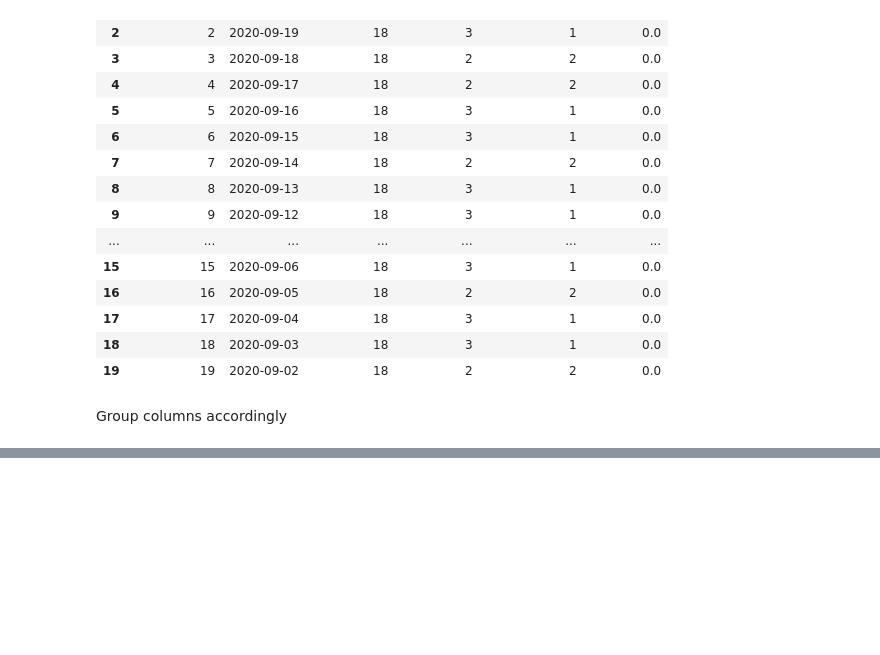
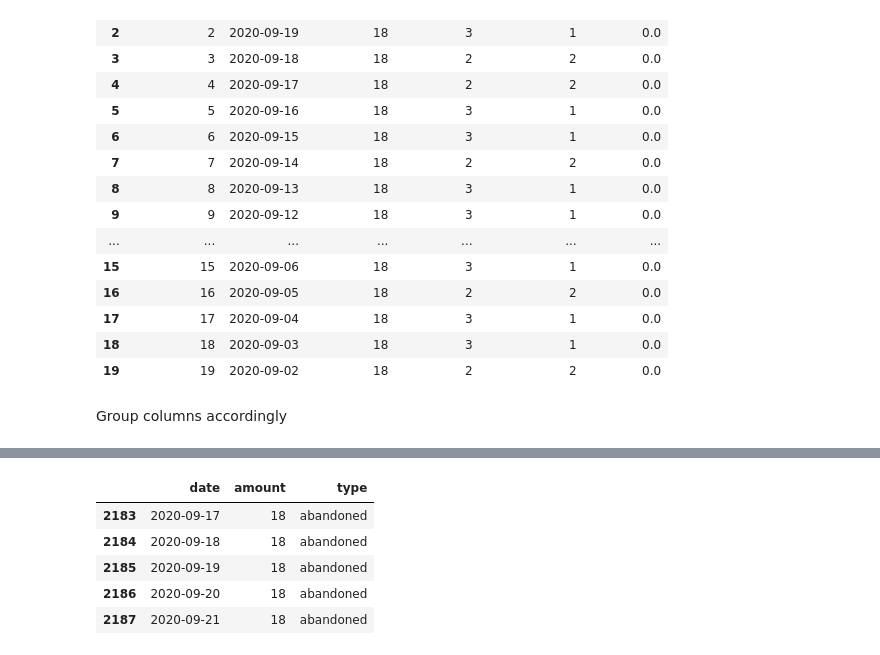
Before and after one commit to networkmeister/AFRICAN_RIPE_STATS_ANALYSIS, a Jupyter notebook: All_African_Countries_Data_1.ipynb, the cells around one changed output, grey strips where cells are left out. Cells and saved outputs as stored; diff of their text form; code cells hidden in the pictures; blank space fills up the shorter version.

```diff
--- a/All_African_Countries_Data_1.ipynb
+++ b/All_African_Countries_Data_1.ipynb
@@ -163,0 +190,12 @@ df_agg2.head(10)
+# %%
+df_abandoned = df_agg.iloc[:,[0,2]]
+df_abandoned.columns = ['date','amount']
+df_abandoned = df_abandoned.assign(type = 'abandoned')
+df_abandoned.tail()
+# %% [output]
+|  | date | amount | type |
+| 2183 | 2020-09-17 | 18 | abandoned |
+| 2184 | 2020-09-18 | 18 | abandoned |
+| 2185 | 2020-09-19 | 18 | abandoned |
+| 2186 | 2020-09-20 | 18 | abandoned |
+| 2187 | 2020-09-21 | 18 | abandoned |
```
Also changed, not shown: parts of 8 cells of this notebook.
